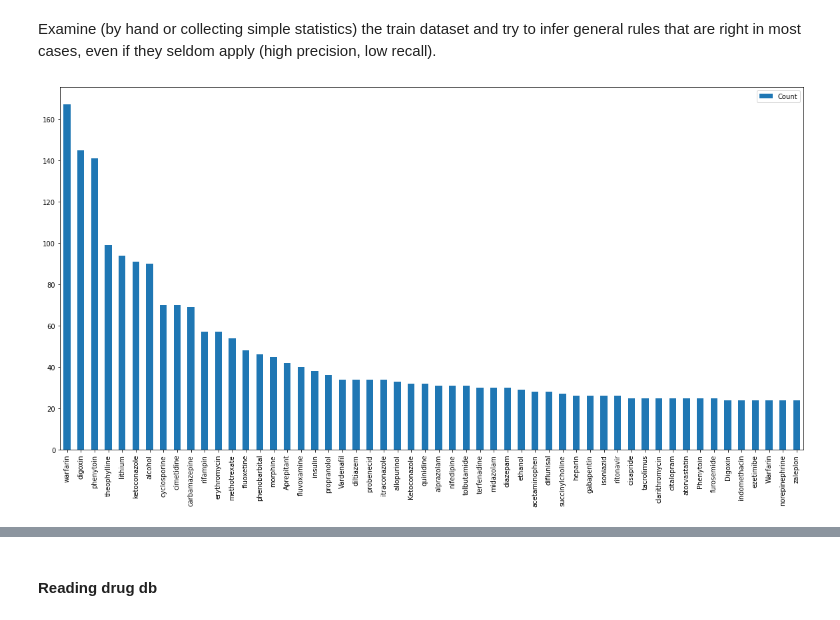
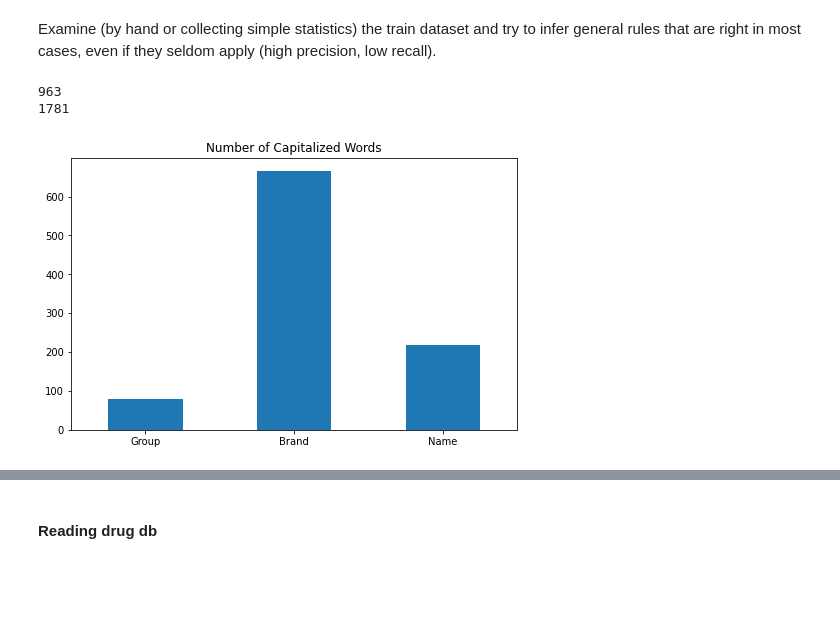
Before and after one commit to mponsclo/Advanced_Human_Language_Technologies, a Jupyter notebook: NERC Baseline.ipynb, the cells around one changed output, grey strips where cells are left out. Cells and saved outputs as stored; diff of their text form; code cells hidden in the pictures; blank space fills up the shorter version.

Commit message:
Visual Inspection in order to justify classifier decisions

```diff
--- a/NERC Baseline.ipynb
+++ b/NERC Baseline.ipynb
@@ -100,8 +101,8 @@ Examine (by hand or collecting simple statistics) the train dataset and try to i
 import xml.etree.ElementTree as ET
 import pandas as pd
 
-#datadir = "/Users/mponsclo/Documents/DataScience/ALHT_Project/train"
-datadir = "../labAHLT/data/train"
+datadir = "/Users/mponsclo/Documents/DataScience/ALHT_Project/train"
+#datadir = "../labAHLT/data/train"
 df = pd.DataFrame() # initialize Data Frame
 
 for f in listdir(datadir):
@@ -116,23 +117,39 @@ for f in listdir(datadir):
                     df = df.append(aux_df)
         except:
             continue
+# %%
+print(df['Name'].str.isupper().sum())
+print(df['Name'].str.istitle().sum())
+# %% [output]
+963
+1781
 # %%
 # Analysis of Types
 # Visual to cluttered, better from the data frames.
 
 group = df[df["Type"] == "group"]
 brand = df[df["Type"] == "brand"]
 drug = df[(df["Type"]=='drug') | (df["Type"]== "drug_n")]
 
 group_counts = pd.DataFrame({'Count' : group['Name'].value_counts()})
 brand_counts = pd.DataFrame({'Count' : brand['Name'].value_counts()})
 drug_counts = pd.DataFrame({'Count' : drug['Name'].value_counts()})
 
 drug_counts['Name'] = drug_counts.index
 drug_counts = drug_counts[["Name", "Count"]]
 #drug_counts.head(10)
 
 # drug_counts.to_csv(r'/Users/mponsclo/Desktop/Drug_count.csv', index = False)
-ax = drug_counts[(drug_counts["Count"] > 23)].plot.bar()
+
+#df2 = pd.DataFrame(np.array([[group['Name'].str.isupper().sum(),
+                             # brand['Name'].str.isupper().sum(),
+                            #  drug['Name'].str.isupper().sum()]]),
+                   #columns = ['Group', 'Brand', 'Drug'])
+df2 = pd.DataFrame({'lab' : ['Group', 'Brand', 'Name'], 'Count' : [group['Name'].str.isupper().sum(),
+                                                                   brand['Name'].str.isupper().sum(),
+                                                                   drug['Name'].str.isupper().sum()]})
+
+ax = df2.plot.bar(x='lab', y = 'Count', figsize = (8,5), title = 'Number of Capitalized Words', rot=0,
+                 legend = False, xlabel = '')
 # %% [output]
-[figure, old version]
+[figure, new version]
```
Also changed, not shown: parts of 5 cells of this notebook, 2 other files.
